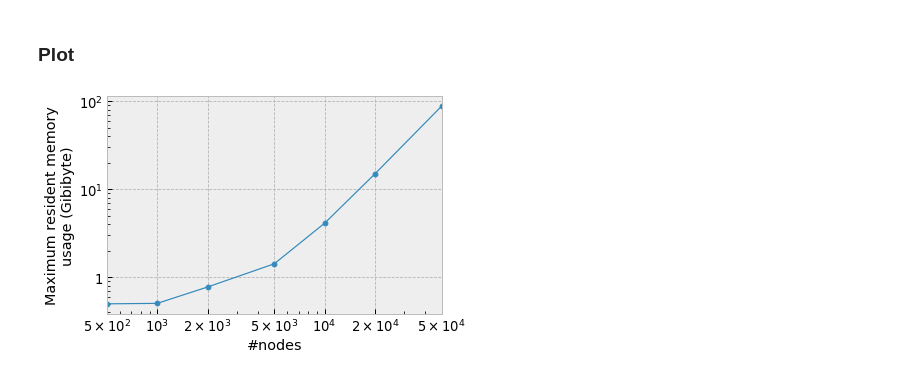
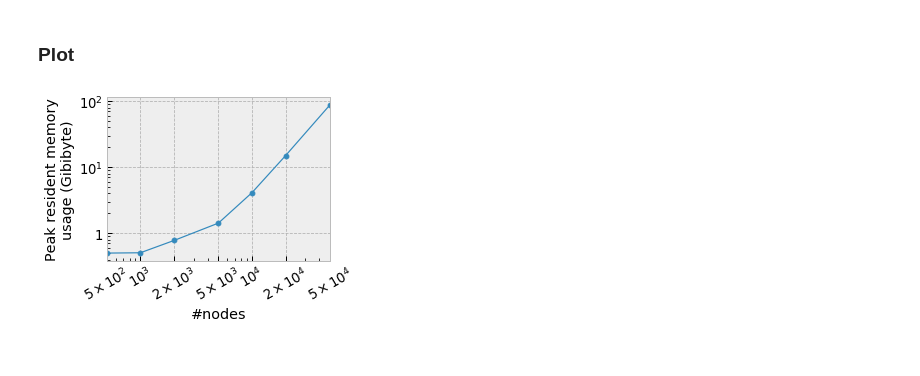
Before and after one commit to ixxi-dante/an2vec, a Jupyter notebook: projects/behaviour/memory-time.ipynb, the cells around one changed output. Saved outputs shown, nothing was run; the diff lists cells and outputs as text; code cells hidden in the pictures.

```diff
--- a/projects/behaviour/memory-time.ipynb
+++ b/projects/behaviour/memory-time.ipynb
@@ -140,18 +141,19 @@ memory.l[20000:90000] = 5000
 # %%
 memory_per_nodes = memory.groupby('l').max()
 memory_per_nodes.index = memory_per_nodes.index * k
 memory_per_nodes.index.names = ['#nodes']
 
-ax = memory_per_nodes.plot(marker='o', y='resident', logy=True, logx=True, legend=False)
+ax = memory_per_nodes.plot(marker='o', y='resident', logy=True, logx=True, legend=False, figsize=(4, 3))
 
 yticks = np.array([1e6, 1e7, 1e8])
 ax.set(xticks=nticks,
        xticklabels=list(map(format_logtick, nticks)),
        xlabel='#nodes',
        yticks=yticks,
        yticklabels=list(map(format_logtick, yticks * 1e-6)),
-       ylabel='Maximum resident memory\nusage (Gibibyte)')
+       ylabel='Peak resident memory\nusage (Gibibyte)')
+ax.set_xticklabels(ax.get_xticklabels(), rotation=30)
 
 ax.figure.savefig(basepath + '-memory.pdf', bbox_inches='tight')
 # %% [output]
-[figure, old version]
+[figure, new version]
```
Also changed, not shown: parts of 1 cell of this notebook, 2 other files.
